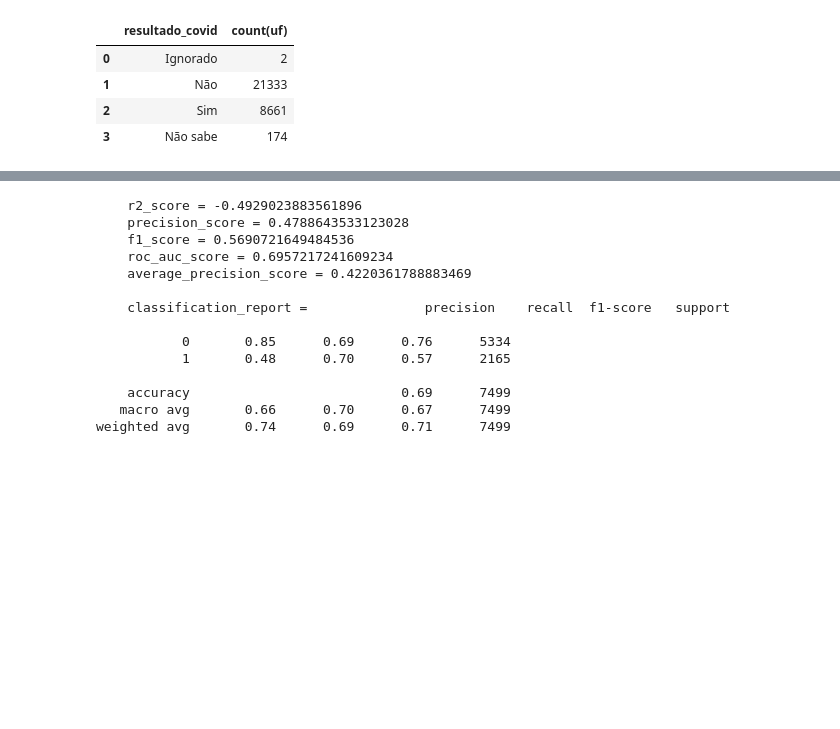
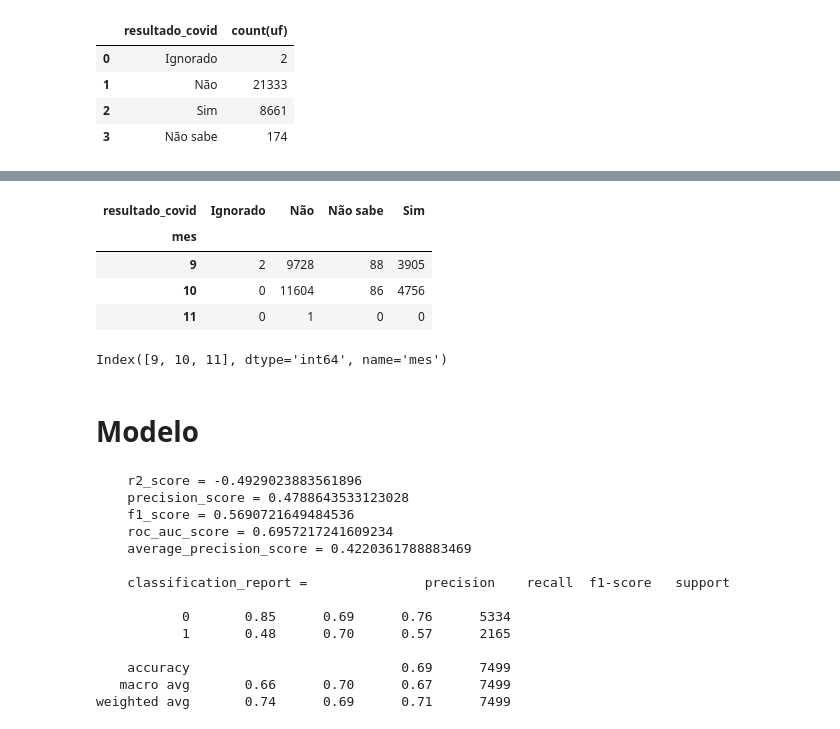
Before and after one commit to pehls/gp27_techchallenge_3, a Jupyter notebook: notebooks/003_gtrp_feature_importance.ipynb, the cells around one changed output, grey strips where cells are left out. Saved outputs shown, nothing was run; the diff lists cells and outputs as text; code cells hidden in the pictures; blank space fills up the shorter version.

```diff
--- a/notebooks/003_gtrp_feature_importance.ipynb
+++ b/notebooks/003_gtrp_feature_importance.ipynb
@@ -64,0 +93,8 @@ _display(df\
+# %%
+crosstab
+# %% [output]
+| resultado_covid | Ignorado | Não | Não sabe | Sim |
+| mes |  |  |  |  |
+| 9 | 2 | 9728 | 88 | 3905 |
+| 10 | 0 | 11604 | 86 | 4756 |
+| 11 | 0 | 1 | 0 | 0 |
@@ -65,3 +125,9 @@ _display(df\
+# %%
+crosstab.index
+# %% [output]
+Index([9, 10, 11], dtype='int64', name='mes')
+# %% [markdown]
+# Modelo
 # %%
 from sklearn.metrics import (  r2_score
                              , precision_score
```
Also changed, not shown: parts of 3 cells of this notebook, 3 other files.
